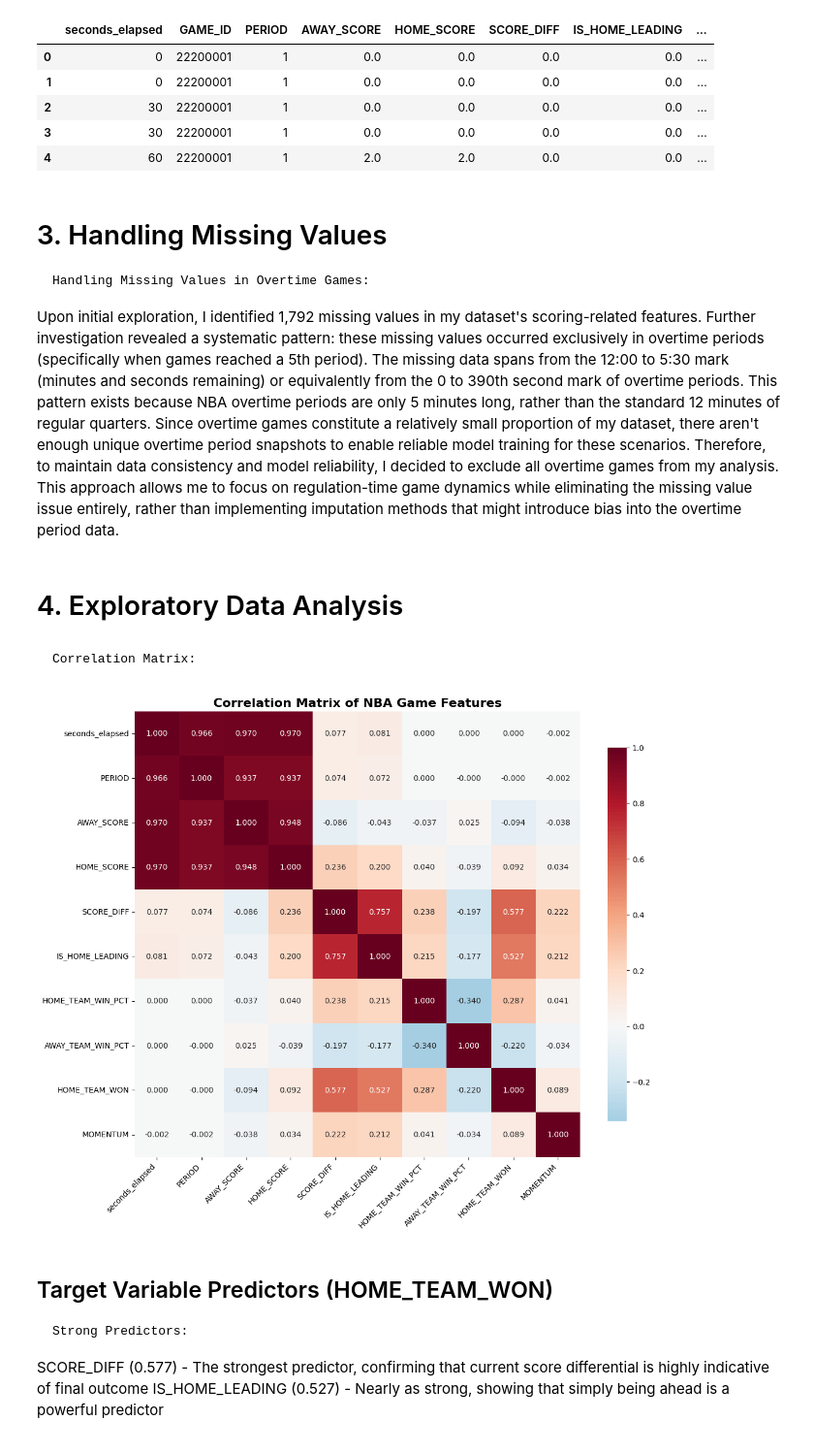
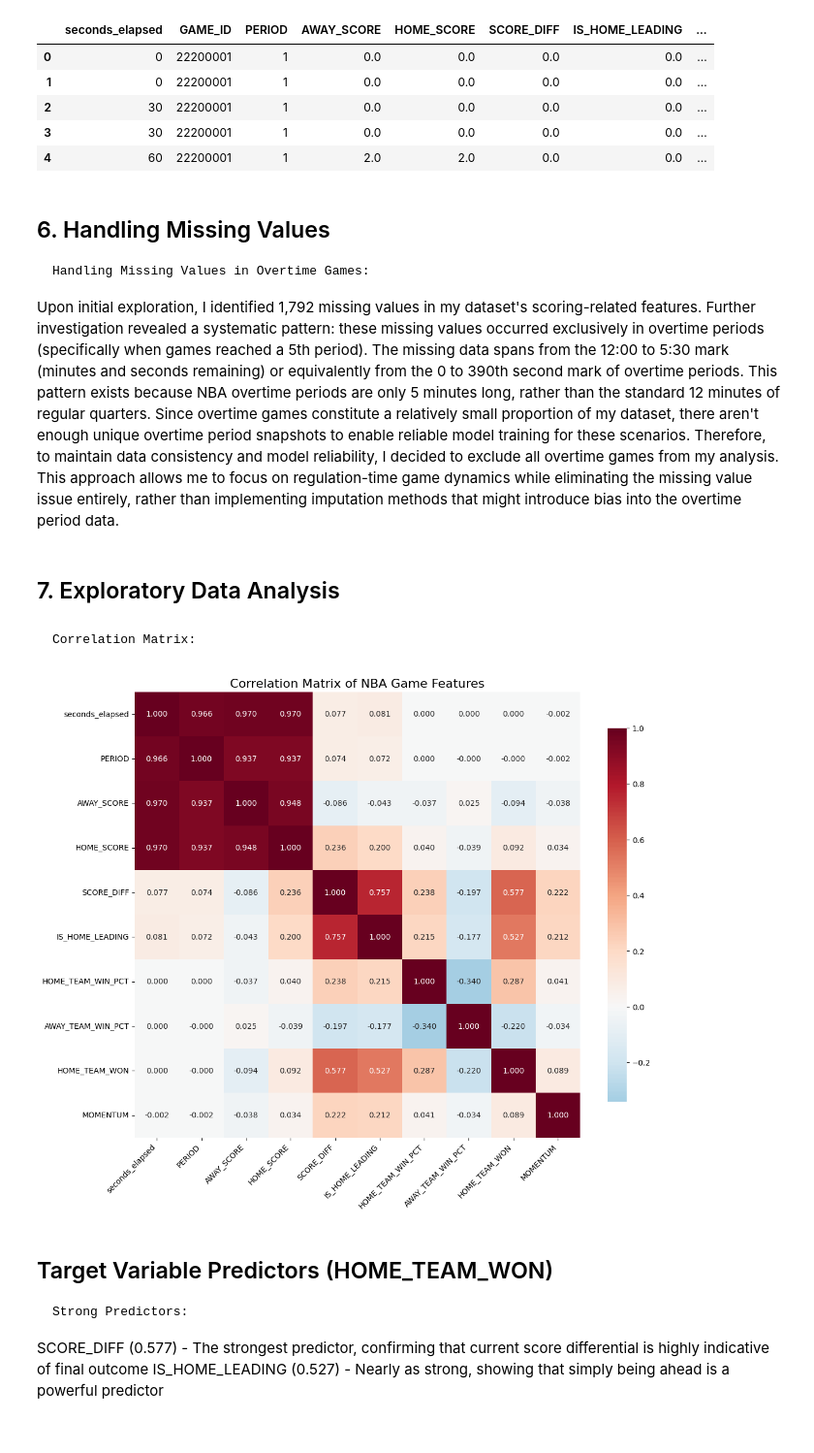
Before and after one commit to MibhaelGray/NBA-Game-Outcomes-A-Machine-Learning-Approach-Based-on-Real-Time-Score-Differentials, a Jupyter notebook: src/models/model.ipynb, the cells around one changed output. Shown at 97% size. Cells and saved outputs as stored; diff of their text form; code cells hidden in the pictures.

```diff
--- a/src/models/model.ipynb
+++ b/src/models/model.ipynb
@@ -98,46 +120,46 @@ nba_games_2022_2023.head()
 | 3 | 30 | 22200001 | 1 | 0.0 | 0.0 | 0.0 | 0.0 | ... |
 | 4 | 60 | 22200001 | 1 | 2.0 | 2.0 | 0.0 | 0.0 | ... |
 # %% [markdown]
-# 3. Handling Missing Values
+## 6. Handling Missing Values
 
     Handling Missing Values in Overtime Games:
 Upon initial exploration, I identified 1,792 missing values in my dataset's scoring-related features. Further investigation revealed a systematic pattern: these missing values occurred exclusively in overtime periods (specifically when games reached a 5th period).
 The missing data spans from the 12:00 to 5:30 mark (minutes and seconds remaining) or equivalently from the 0 to 390th second mark of overtime periods. This pattern exists because NBA overtime periods are only 5 minutes long, rather than the standard 12 minutes of regular quarters.
 Since overtime games constitute a relatively small proportion of my dataset, there aren't enough unique overtime period snapshots to enable reliable model training for these scenarios. Therefore, to maintain data consistency and model reliability, I decided to exclude all overtime games from my analysis. This approach allows me to focus on regulation-time game dynamics while eliminating the missing value issue entirely, rather than implementing imputation methods that might introduce bias into the overtime period data.
 # %% [markdown]
-# 4. Exploratory Data Analysis
+## 7. Exploratory Data Analysis
 # %% [markdown]
     Correlation Matrix:
 # %%
 import matplotlib.pyplot as plt
 import seaborn as sns
 import numpy as np
 
 numeric_features = [
     'seconds_elapsed', 'PERIOD', 'AWAY_SCORE', 'HOME_SCORE',
     'SCORE_DIFF', 'IS_HOME_LEADING', 'HOME_TEAM_WIN_PCT',
     'AWAY_TEAM_WIN_PCT', 'HOME_TEAM_WON', 'MOMENTUM'
 ]
 
 
 correlation_matrix = nba_games_2022_2023[numeric_features].corr()
 
 plt.figure(figsize=(12, 10))
 sns.heatmap(correlation_matrix,
             annot=True,
             cmap='RdBu_r',
             center=0, \
             square=True,
             fmt='.3f',
             cbar_kws={'shrink': 0.8})
 
-plt.title('Correlation Matrix of NBA Game Features', fontsize=16, fontweight='bold')
+plt.title('Correlation Matrix of NBA Game Features', fontsize=16)
 plt.xticks(rotation=45, ha='right')
 plt.yticks(rotation=0)
 plt.tight_layout()
 plt.show()
 # %% [output]
-[figure, old version]
+[figure, new version]
 # %% [markdown]
 ## Target Variable Predictors (HOME_TEAM_WON)
     Strong Predictors:
```
Also changed, not shown: parts of 46 cells of this notebook, 8 other files.
